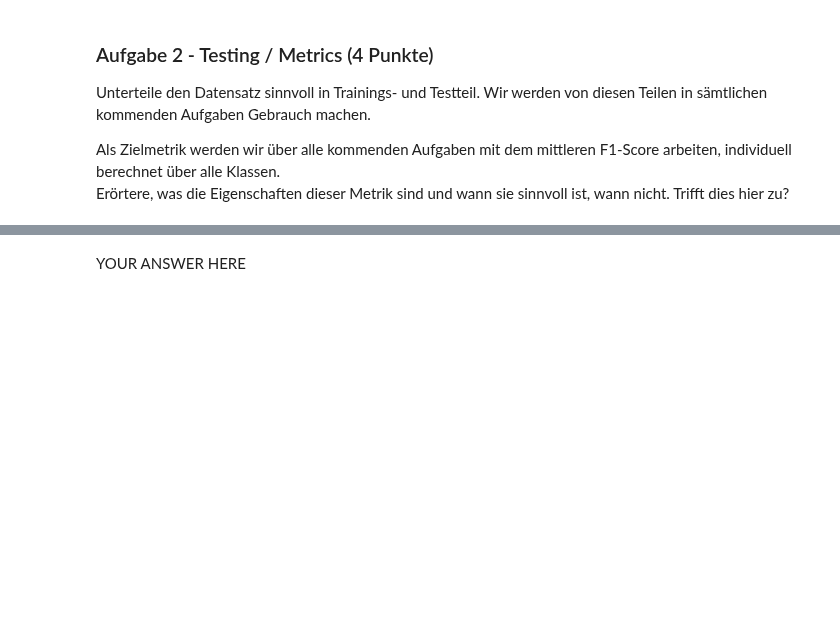
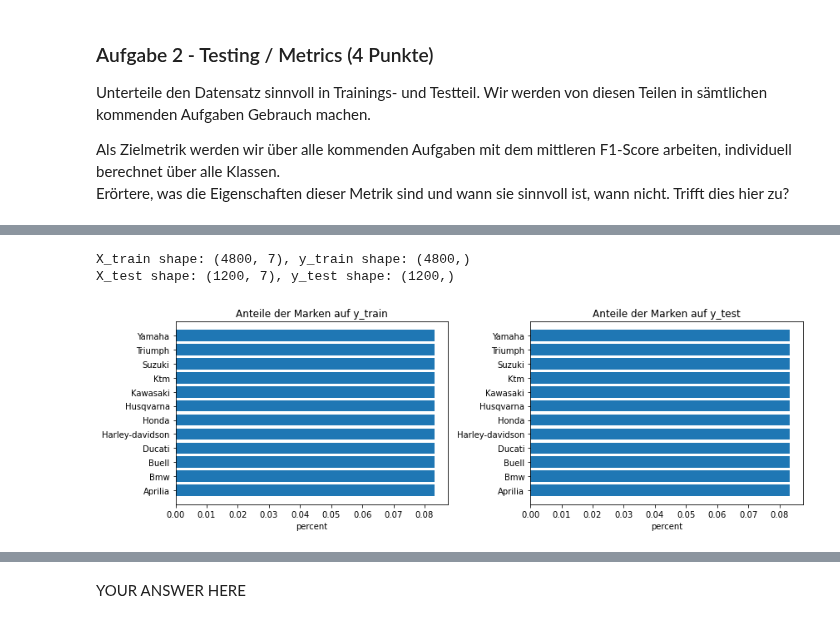
Before and after one commit to rootpi2203/ds_gml, a Jupyter notebook: gml_minichallenge_2/gml_minichallenge_2.ipynb, the cells around one changed output, grey strips where cells are left out. Drawn from its saved outputs; the diff is of its cells as text; code cells hidden in the pictures; blank space fills up the shorter version.

```diff
--- a/gml_minichallenge_2/gml_minichallenge_2.ipynb
+++ b/gml_minichallenge_2/gml_minichallenge_2.ipynb
@@ -727,0 +742,52 @@ raise NotImplementedError()
+# %%
+# YOUR CODE HERE
+from sklearn.model_selection import train_test_split
+
+# datenset mit ausgewählten Attributen
+mlp_attr = ['body_shape', 'colour2', 'displacement', 'performance', 'price', 'curb_weight', 'mileage', 'brand']
+df_moto_sampling1_mlp = df_moto_sampling1[mlp_attr].copy()
+df_moto_sampling2_mlp = df_moto_sampling2[mlp_attr].copy()
+
+# Resampling Test 1
+#X = df_moto_sampling1_mlp.drop('brand', axis=1).copy()
+#y = df_moto_sampling1_mlp['brand'].copy()
+
+# Resampling Test 2
+X = df_moto_sampling2_mlp.drop('brand', axis=1)
+y = df_moto_sampling2_mlp['brand'].copy()
+
+X_train, X_test, y_train, y_test = train_test_split(X, y, test_size=0.2,
+                                                    stratify= y, shuffle=True, random_state=42)
+
+print(f'X_train shape: {X_train.shape}, y_train shape: {y_train.shape}')
+print(f'X_test shape: {X_test.shape}, y_test shape: {y_test.shape}')
+# %% [output]
+X_train shape: (4800, 7), y_train shape: (4800,)
+X_test shape: (1200, 7), y_test shape: (1200,)
+# %%
+# Testen der Aufteilung der Marken
+fig, ax = plt.subplots(1,2, figsize=(12,4))
+ax = ax.flatten()
+
+# Berechen Marken Anteile auf dem korrigierten Datensatz
+count_train = pd.DataFrame(y_train.value_counts())
+count_train['percent'] = y_train.value_counts() / len(y_train)
+count_train
+
+ax[0].barh(count_train.index, count_train['percent'])
+ax[0].set_title('Anteile der Marken auf y_train')
+ax[0].set_xlabel('percent')
+
+# Berechen Marken Anteile auf dem korrigierten Datensatz
+count_train = pd.DataFrame(y_train.value_counts())
+count_train['percent'] = y_train.value_counts() / len(y_train)
+count_train
+
+ax[1].barh(count_train.index, count_train['percent'])
+ax[1].set_title('Anteile der Marken auf y_test')
+ax[1].set_xlabel('percent')
+
+plt.tight_layout()
+plt.show()
+# %% [output]
+[figure, added]
```
Also changed, not shown: parts of 16 cells of this notebook.
